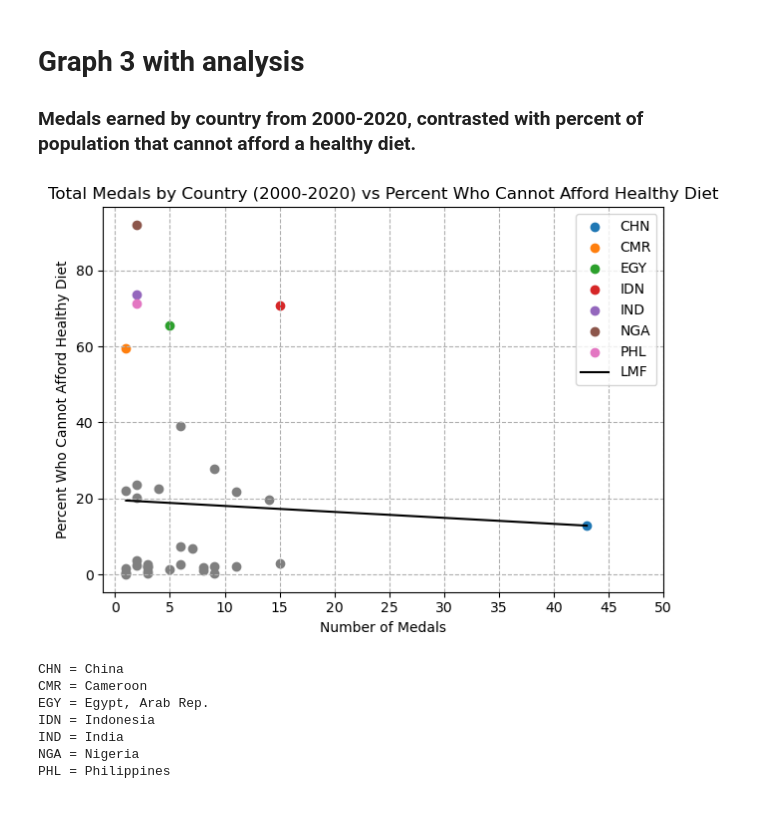
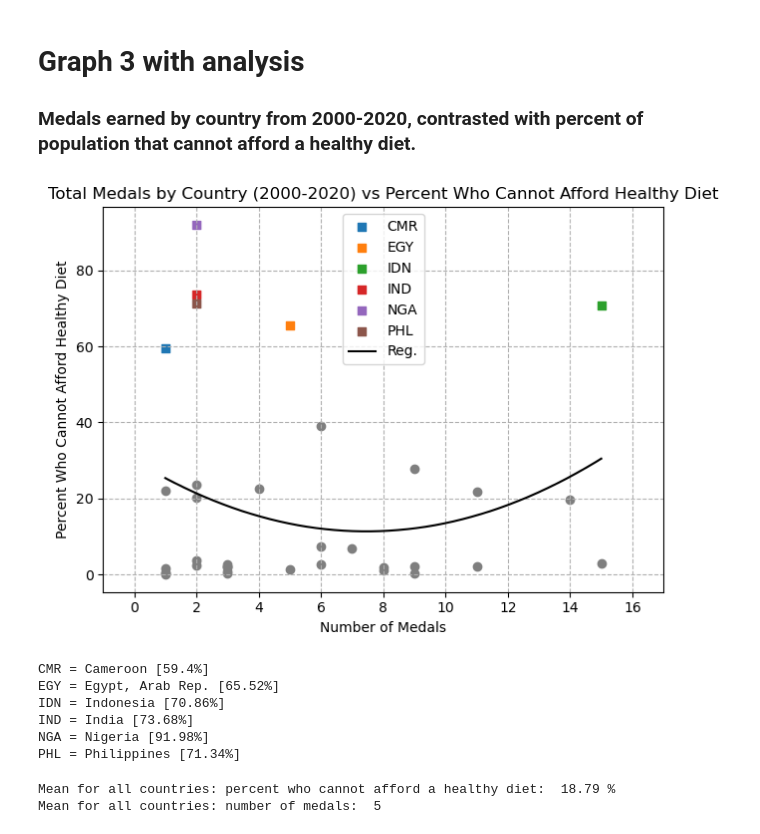
Before and after one commit to nichS21/DS-256-Group-Project, a Jupyter notebook: Stach - Individual Analysis.ipynb, the cells around one changed output. Saved outputs shown, nothing was run; the diff lists cells and outputs as text; code cells hidden in the pictures.

```diff
--- a/Stach - Individual Analysis.ipynb
+++ b/Stach - Individual Analysis.ipynb
@@ -69,35 +69,37 @@ for i in range(len(countryCodes)):
     gold[i] = weightDF[(weightDF.country_code == country) & (weightDF.medal_type == "GOLD")].shape[0]
 
 
-# Plot
+# Plot - Note: outliers have been excluded for simplicity, are talked about in further results below.
 axs[0,0].hist(cTotals, bins=np.arange(1,66,1), label="Total", color='crimson', **kwargs)      # totals
 axs[0,1].hist(bronze, bins=np.arange(1,26,1), label ="Bronze", color='peru', **kwargs)        # bronze medals
 axs[1,0].hist(silver, bins=np.arange(1,26,1), label="Silver", color='silver', **kwargs)       # silver medals
 axs[1,1].hist(gold, bins=np.arange(1,41,1), label="Gold", color='gold', **kwargs)             # gold medals
 
 # Graph settings
-#   axs[0,0]
+#   axs[0,0] - totals
 axs[0,0].set_ylabel("Number of Countries")
 axs[0,0].legend()
-axs[0,0].set_xticks(np.arange(0,66,10))
 axs[0,0].set_yticks(np.arange(0,13,2))
 axs[0,0].grid(axis='y', linestyle='dashed')
+axs[0,0].set_xlim(-1,27)
 
-#   axs[0,1]
+#   axs[0,1] - bronze
 axs[0,1].legend()
 axs[0,1].grid(axis='y', linestyle='dashed')
+axs[0,1].set_xlim(-1,27)
 
-#   axs[1,0]
+#   axs[1,0] - silver
 axs[1,0].set_ylabel("Number of Countries")
 axs[1,0].set_xlabel("Number of Medals")
 axs[1,0].legend()
 axs[1,0].grid(axis='y', linestyle='dashed')
+axs[1,0].set_xlim(-1,27)
 
-#   axs[1,1]
+#   axs[1,1] - gold
 axs[1,1].set_xlabel("Number of Medals")
 axs[1,1].legend()
-axs[1,1].set_xticks(np.arange(0,41,5))
 axs[1,1].grid(axis='y', linestyle='dashed')
+axs[1,1].set_xlim(-1,27)
 
 #   all
 plt.suptitle("Distribution of Total Medals by Type in Olympic Weightlifting, 1896-2020")
@@ -105,8 +107,8 @@ fig.tight_layout()
 plt.show()
 
 
-# Who are the outliers in the total graph and how many medals do they have?
-outliers = countryCodes[np.where((cTotals > 50) & (gold > 35))]
+# Who are the outliers in the total & gold graphs and how many medals do they have?
+outliers = countryCodes[np.where((cTotals > 25) | (gold > 25))]
 allTotal = np.sum(cTotals)  # all medals ever earned in Olympic weightlifting
 goldTotal = np.sum(gold)   # all gold medals ever earned in Olympic weightlifting
 
@@ -221,6 +293,7 @@ Women:  2000
 
 DFDiet.percent_healthy_diet = pd.to_numeric(DFDiet.percent_healthy_diet)        # convert data type of this column to be numeric and not a string/object
 twenty1stDF = weightDF[weightDF.year >= 2000]                                   # data from 2000 to 2020
+
 
 cCodes = np.unique(twenty1stDF.country_code)                                    # name of each country that earned medals, 2000-2020
 # Country codes are not standardized across the data sets, must adjust
@@ -232,7 +305,7 @@ dietCodes = ['ARM', 'AZE', 'BLR', 'BGR', 'CAN', 'CHN', 'CMR', 'COL', 'HRV', 'CUB
 #                               Turkimenistan (TKM), Ukraine (UKR), Uzbekistan (UZB), Venezula (VEN).
 
 # Find values without equavalencies across datasets, then exclude them. Qatar ("QAT") is present in both datasets, but has no values for var we are observing in DietDF
-exclude = ["CUB", "GEO", "PRK", "SAM", "SYR", "TKM", "UKR", "UZB", "VEN", "QAT"]
+exclude = ["CUB", "GEO", "PRK", "SAM", "SYR", "TKM", "UKR", "UZB", "VEN", "QAT", "CHN"] # CHN (China) excluded because is an outlier
 excludeIdx = []
 for i in range(len(dietCodes)):                     # find every index of values we wish to exclude and add to index list
     code = dietCodes[i]
@@ -246,6 +319,7 @@ dietCodes = np.delete(dietCodes, excludeIdx)
 # Arrays for data per country
 numMedals = np.zeros(len(cCodes))
 percentAvgs = np.zeros(len(cCodes))
+graphCodes = []                         # hold codes of countries that are to be highlighted in graph
 
 # Get data for each country, then plot it
 for i in range(len(cCodes)):
@@ -256,50 +330,55 @@ for i in range(len(cCodes)):
 
     # Get averages for percent of pop that cannot afford a healthy diet, for each country
     country = dietCodes[i]
     avg = np.nanmean(DFDiet[DFDiet.country_code == country].percent_healthy_diet.values)
     percentAvgs[i] = avg
 
     # Plot this country, with some conditions to highlight high values
-    if((avg > 58) | (num > 40)):
-        plt.scatter(num, avg, label=country)
+    if((avg > 58)):
+        graphCodes.append(country)
+        plt.scatter(num, avg, label=country, marker='s')
     else:
         plt.scatter(num, avg, color='tab:gray')
 
 
 # Fit a model
-y = percentAvgs/len(cCodes)
-coeff = np.polyfit(numMedals, percentAvgs, 1)                           # get coefficients of polynomial
+coeff = np.polyfit(numMedals, percentAvgs, 2)                           # get coefficients of polynomial
 polyFunc = np.poly1d(coeff)                                             # create polynomial using coefficients from polyfit()
 xdata = np.linspace(np.min(numMedals), np.max(numMedals), 1000)         # xdata for linear model fit
 ydata = polyFunc(xdata)                                                 # ydata for linear model fit
 
-plt.plot(xdata, ydata, color='black', label='LMF')                      # plot linear model fit
+plt.plot(xdata, ydata, color='black', label='Reg.')                     # plot regression line
 
 
 # Graph settings
 plt.title("Total Medals by Country (2000-2020) vs Percent Who Cannot Afford Healthy Diet")
 plt.xlabel("Number of Medals")
 plt.ylabel("Percent Who Cannot Afford Healthy Diet")
+plt.xticks(np.arange(0,17,2))
+plt.xlim(-1,17)
+plt.grid(linestyle='dashed')
 plt.tight_layout()
-plt.xticks(np.arange(0,51,5))
-plt.grid(linestyle='dashed')
 plt.legend()
 plt.show()
 
 # Get names of each highlighted country and print
-graphCodes = ["CHN", "CMR", "EGY", "IDN", "IND", "NGA", "PHL"]
 for code in graphCodes:
     name = DFDiet[DFDiet.country_code == code].country_name.values[0]
-    print(code, " = ", name, sep='')
+    print(code, " = ", name, " [", round(percentAvgs[np.where(dietCodes == code)][0], 2), "%]", sep='')
 # %% [output]
-[figure, old version]
+[figure, new version]
-CHN = China
-CMR = Cameroon
-EGY = Egypt, Arab Rep.
-IDN = Indonesia
-IND = India
-NGA = Nigeria
-PHL = Philippines
+CMR = Cameroon [59.4%]
+EGY = Egypt, Arab Rep. [65.52%]
+IDN = Indonesia [70.86%]
+IND = India [73.68%]
+NGA = Nigeria [91.98%]
+PHL = Philippines [71.34%]
+# %%
+print("Mean for all countries: percent who cannot afford a healthy diet: ", round(np.mean(percentAvgs), 2), "%")
+print("Mean for all countries: number of medals: ", round(np.mean(numMedals)))
+# %% [output]
+Mean for all countries: percent who cannot afford a healthy diet:  18.79 %
+Mean for all countries: number of medals:  5
 # %% [markdown]
 ### Discussion:
 
```
Also changed, not shown: parts of 7 cells of this notebook, 1 other file.
